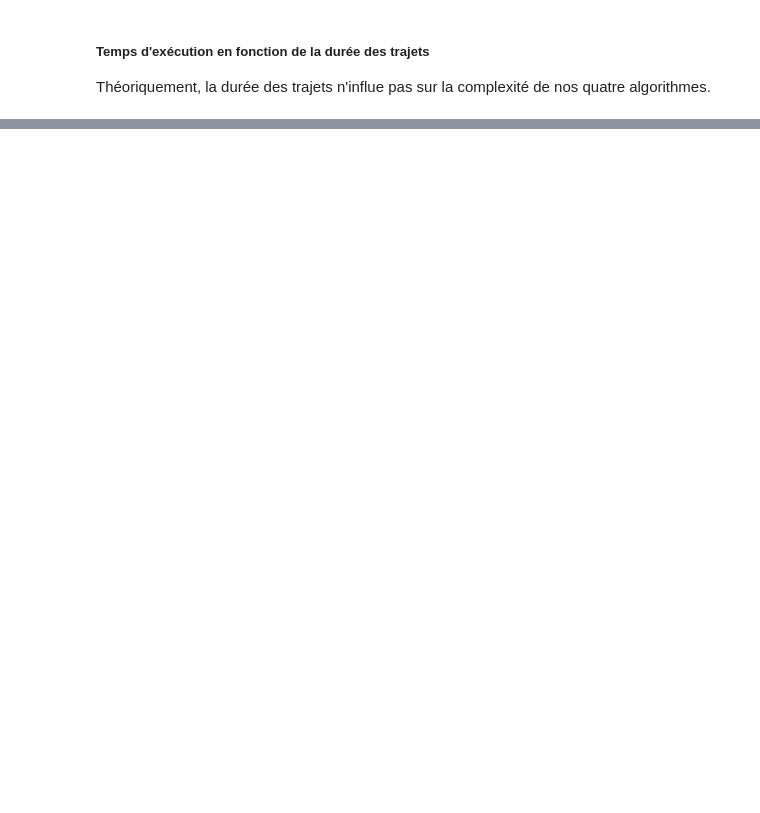
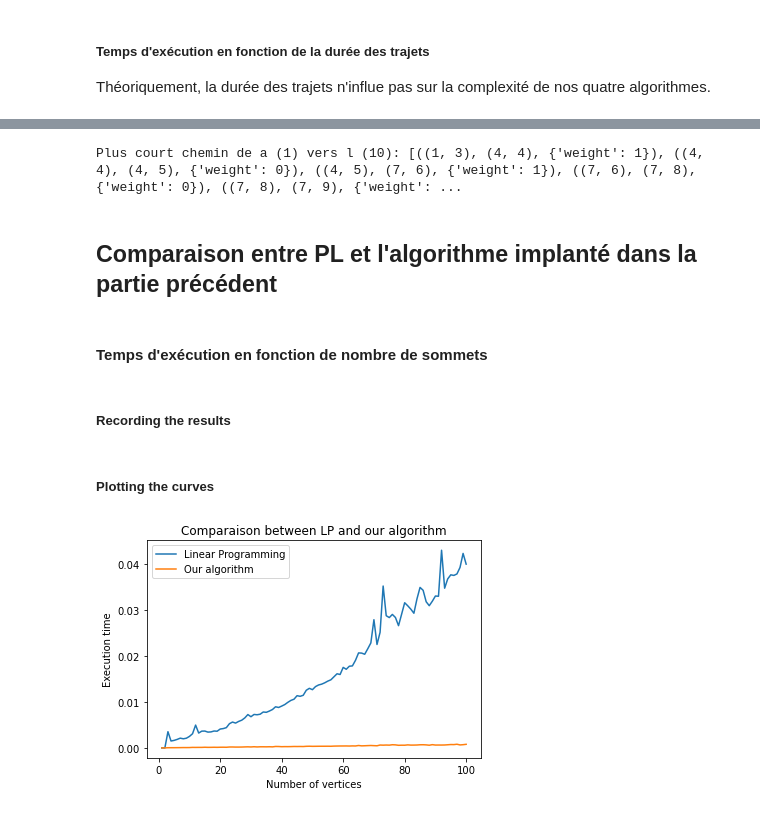
Before and after one commit to MdeCastelbajac/MOGPL, a Jupyter notebook: MOGPL.ipynb, the cells around one changed output, grey strips where cells are left out. Cells and saved outputs as stored; diff of their text form; code cells hidden in the pictures; blank space fills up the shorter version.

```diff
--- a/MOGPL.ipynb
+++ b/MOGPL.ipynb
@@ -623,0 +728,11 @@ plt.show()
+# %%
+G2 = createGraphFromMultiGraph(createGraphFromFile("graphe2.txt"))
+print(f"Plus court chemin de a (1) vers l (10): {shortestPathLP(G2, 1, 10)}")
+# %% [output]
+Plus court chemin de a (1) vers l (10): [((1, 3), (4, 4), {'weight': 1}), ((4, 4), (4, 5), {'weight': 0}), ((4, 5), (7, 6), {'weight': 1}), ((7, 6), (7, 8), {'weight': 0}), ((7, 8), (7, 9), {'weight': ...
+# %% [markdown]
+## Comparaison entre PL et l'algorithme implanté dans la partie précédent
+# %% [markdown]
+#### Temps d'exécution en fonction de nombre de sommets
+# %% [markdown]
+##### Recording the results
@@ -623,0 +784,12 @@ plt.show()
+# %% [markdown]
+##### Plotting the curves
+# %%
+plt.plot(verticeNumber, resultTimeLP, label="Linear Programming")
+plt.plot(verticeNumber, resultTimeAlgo, label="Our algorithm")
+plt.title("Comparaison between LP and our algorithm")
+plt.xlabel("Number of vertices")
+plt.ylabel("Execution time")
+plt.legend()
+plt.show()
+# %% [output]
+[figure, added]
```
Also changed, not shown: parts of 24 cells of this notebook, 4 other files.
